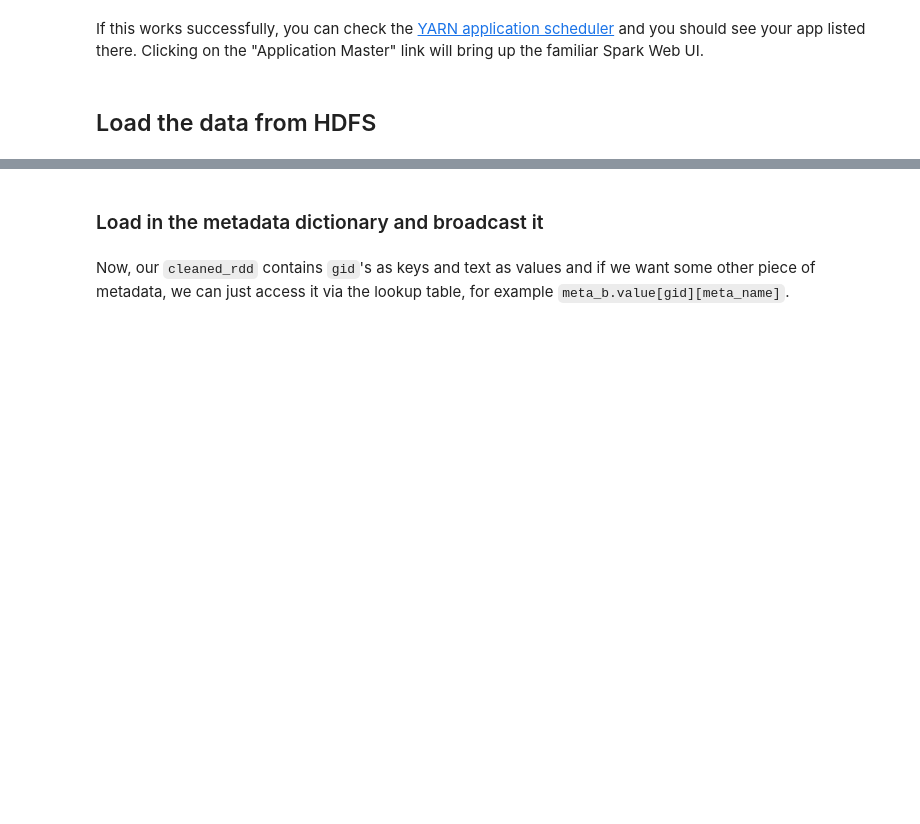
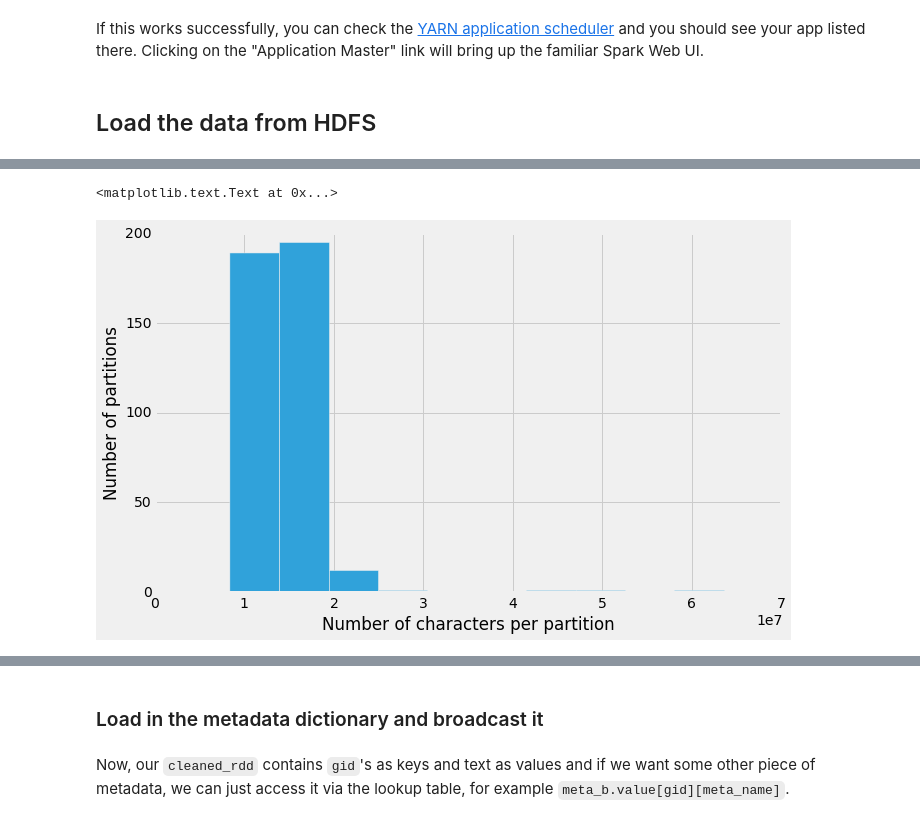
Before and after one commit to rokroskar/spark_workshop, a Jupyter notebook: notebooks/gutenberg/part3-lang-classification-SOLUTIONS.ipynb, the cells around one changed output, grey strips where cells are left out. Saved outputs shown, nothing was run; the diff lists cells and outputs as text; code cells hidden in the pictures; blank space fills up the shorter version.

Commit message:
reorganized, added data skewness bit and clustering

```diff
--- a/notebooks/gutenberg/part3-lang-classification-SOLUTIONS.ipynb
+++ b/notebooks/gutenberg/part3-lang-classification-SOLUTIONS.ipynb
@@ -26,7 +26,7 @@ import pyspark
 from pyspark import SparkConf, SparkContext
 # %%
 # put the number of executors and cores into variables so we can refer to it later
-num_execs = 10
+num_execs = 20
 exec_cores = 4
 # %%
 # initializing the SparkConf
@@ -39,10 +39,11 @@ conf = (SparkConf()
             .set('spark.storage.memoryFraction', 0.3)
             .set('spark.shuffle.memoryFraction', 0.5)
             .set('spark.yarn.executor.memoryOverhead', 3072)
+            .set('spark.executor.extraJavaOptions', '-XX:+UseCompressedOops')
             .set('spark.yarn.am.memory', '8g')
             .set('spark.yarn.am.cores', 4)
             .set('spark.executorEnv.PYTHONPATH',
-                 '{home}/spark_workshop/notebooks/gutenberg'.format(home=os.environ['HOME']))
+                 '/cluster/apps/spark/spark-current/python:/cluster/apps/spark/spark-current/python/lib/py4j-0.8.2.1-src.zip')
             .set('spark.executorEnv.PATH', os.environ['PATH']))
 # %%
 sc = SparkContext(master = 'yarn-client', conf = conf)
@@ -52,4 +53,4 @@ If this works successfully, you can check the [YARN application scheduler](http:
 ## Load the data from HDFS
 # %%
 # TODO: load cleaned_rdd from the HDFS
-cleaned_rdd = sc.pickleFile('/user/roskarr/gutenberg/cleaned_rdd').cache()
+cleaned_rdd = sc.pickleFile('/user/roskarr/gutenberg/cleaned_rdd').setName('cleaned_rdd').cache()
@@ -55,0 +63,16 @@ cleaned_rdd = sc.pickleFile('/user/roskarr/gutenberg/cleaned_rdd').cache()
+# %%
+def count_chars_in_partition(iterator):
+    """
+    Sum up the string lengths in each partition
+    """
+    c = 0
+    for (gid, text) in iterator:
+        c+=len(text)
+    yield c
+# %%
+plt.hist(cleaned_rdd.mapPartitions(count_chars_in_partition).collect())
+plt.xlabel('Number of characters per partition')
+plt.ylabel('Number of partitions')
+# %% [output]
+<matplotlib.text.Text at 0x...>
+[figure, added]
```
Also changed, not shown: parts of 46 cells of this notebook.
